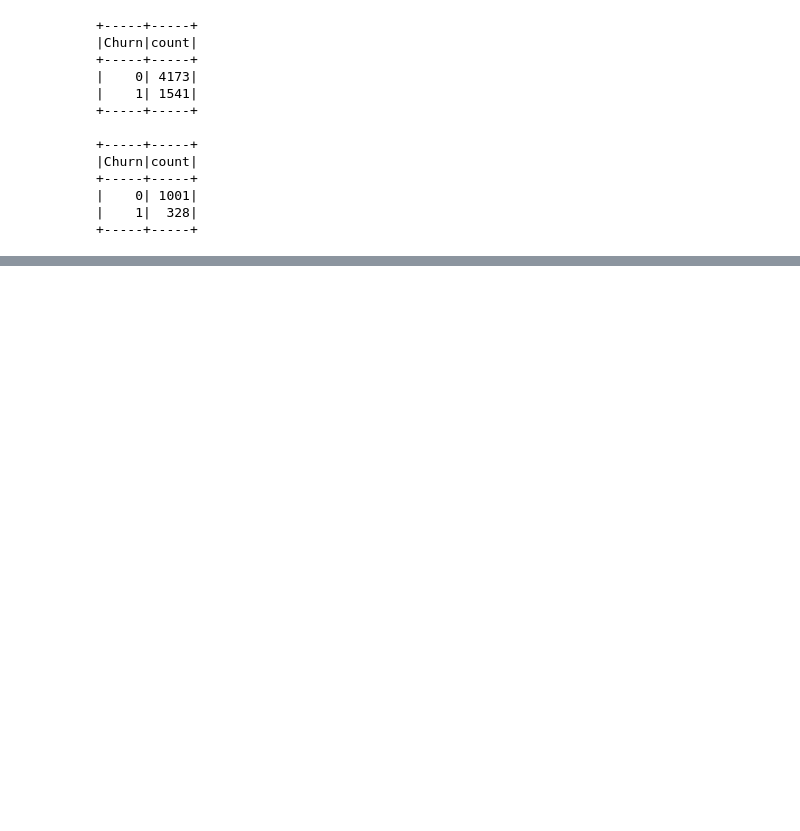
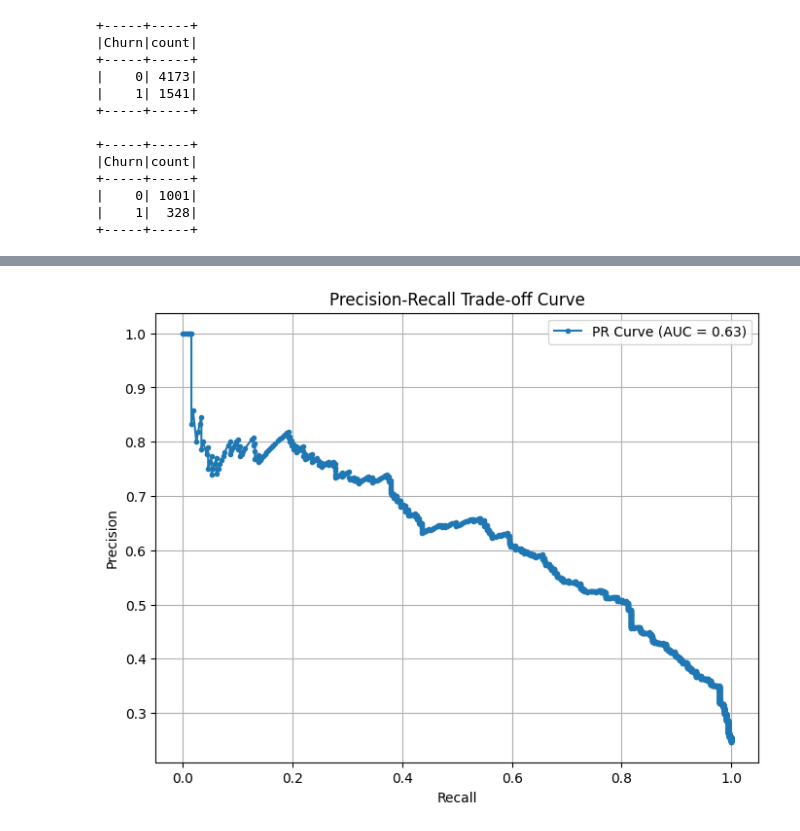
Before and after one commit to supAmorn/telco_churn_project, a Jupyter notebook: notebooks/Churn_notebook.ipynb, the cells around one changed output, grey strips where cells are left out. Saved outputs shown, nothing was run; the diff lists cells and outputs as text; code cells hidden in the pictures; blank space fills up the shorter version.

```diff
--- a/notebooks/Churn_notebook.ipynb
+++ b/notebooks/Churn_notebook.ipynb
@@ -362,0 +689,18 @@ test_data.groupBy(target_col).count().orderBy("count", ascending=False).show()
+# %%
+# Compute Precision-Recall curve
+precision, recall, thresholds = precision_recall_curve(y_test, y_pred_proba)
+
+# Compute AUC-PR (Area under Precision-Recall Curve)
+auc_pr = auc(recall, precision)
+
+# Plot Precision-Recall Trade-off Curve
+plt.figure(figsize=(8, 6))
+plt.plot(recall, precision, marker='.', label=f'PR Curve (AUC = {auc_pr:.2f})')
+plt.xlabel('Recall')
+plt.ylabel('Precision')
+plt.title('Precision-Recall Trade-off Curve')
+plt.legend()
+plt.grid(True)
+plt.show()
+# %% [output]
+[figure, added]
```
Also changed, not shown: parts of 48 cells of this notebook, 1 other file.
